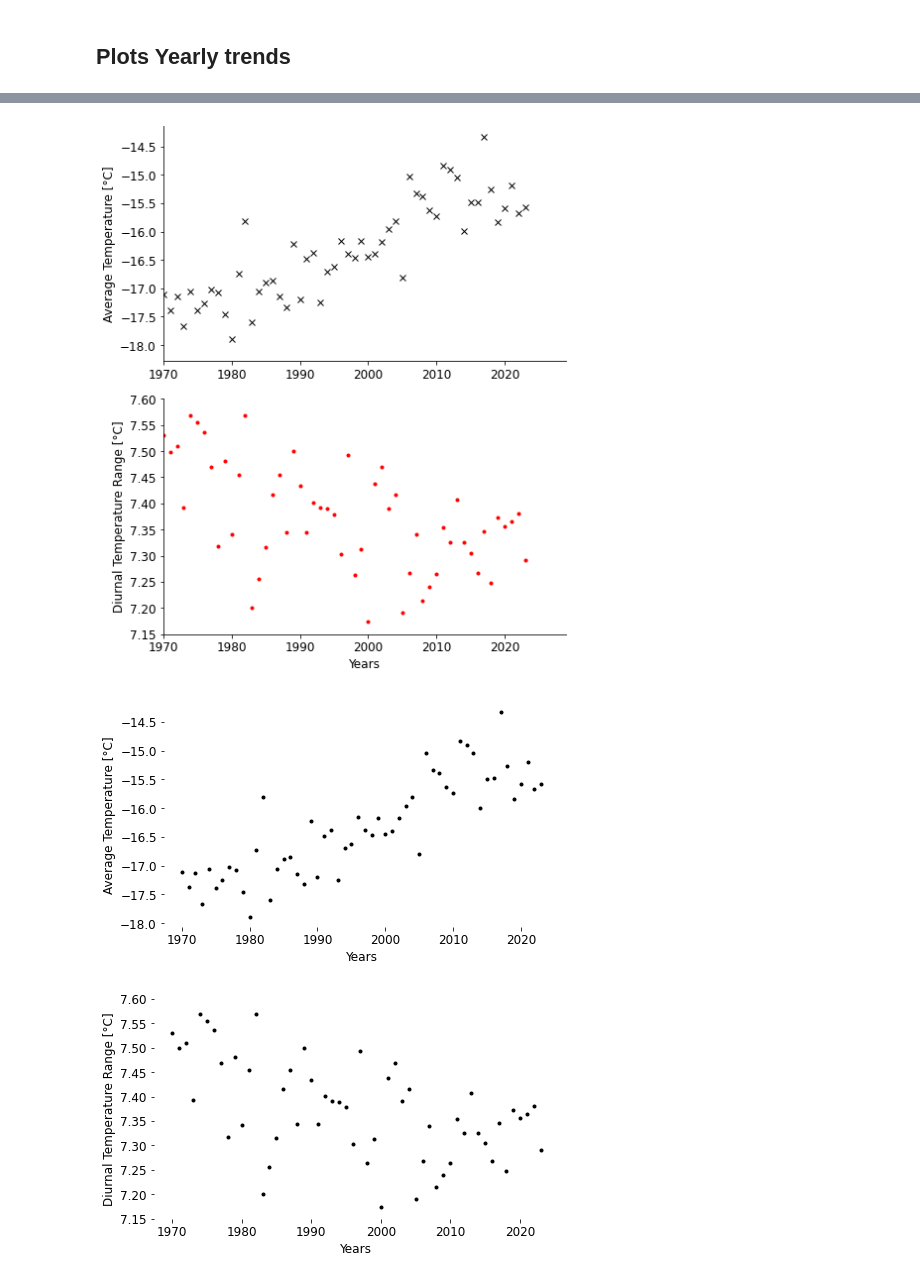
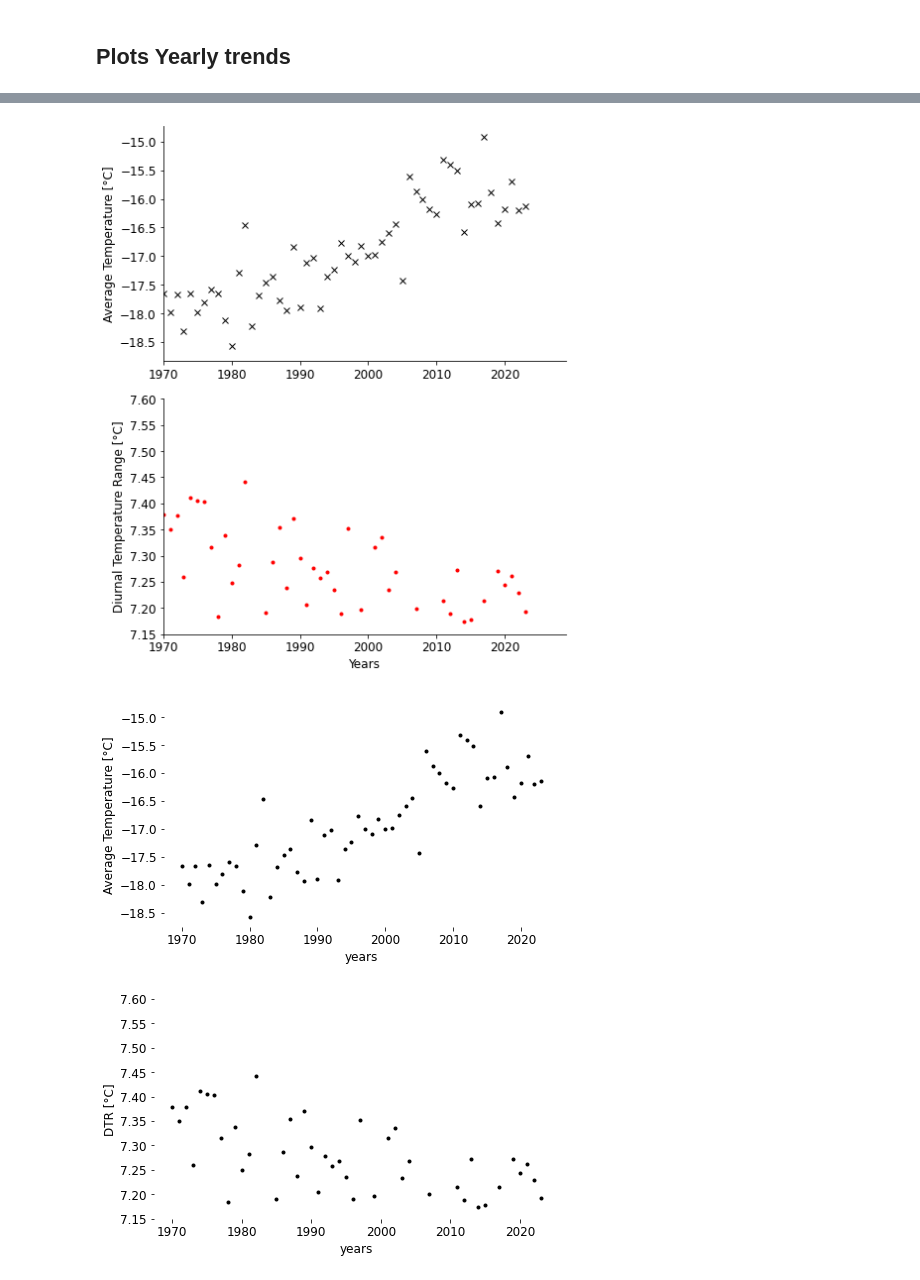
Before and after one commit to LeoausderDose/Praktikum_AWI, a Jupyter notebook: Bilder/DTR_TAvg_CRU/DNT_Bootstraping_plots.ipynb, the cells around one changed output, grey strips where cells are left out. Cells and saved outputs as stored; diff of their text form; code cells hidden in the pictures.

```diff
--- a/Bilder/DTR_TAvg_CRU/DNT_Bootstraping_plots.ipynb
+++ b/Bilder/DTR_TAvg_CRU/DNT_Bootstraping_plots.ipynb
@@ -49,4 +49,26 @@ TMax = xr.open_dataset(TMax_file)
 TAvg = xr.open_dataset(TAvg_file)
 # %% [markdown]
 ## Differenz berechnen
+# %%
+TMin_Lat = TMin.sel(lat = slice(70,84)).mean('lon')
+TMax_Lat = TMax.sel(lat = slice(70,84)).mean('lon')
+TAvg_Lat = TAvg.sel(lat = slice(70,84)).mean('lon')
+# %%
+angles_in_degrees = TMin_Lat['lat']
+
+# Convert degrees to radians (cos function in numpy works with radians)
+angles_in_radians = np.radians(angles_in_degrees)
+
+cosine_values = np.cos(angles_in_radians)
+
+TMin_Lat.tmn
+weight_fac = len(cosine_values)/np.sum(cosine_values)
+
+TMin_Lat_temp = TMin_Lat*cosine_values * weight_fac
+TMax_Lat_temp = TMax_Lat*cosine_values * weight_fac
+TAvg_Lat_temp = TAvg_Lat*cosine_values * weight_fac
+# %%
+TMin_Lat_tot = TMin_Lat_temp.mean('lat')
+TMax_Lat_tot = TMax_Lat_temp.mean('lat')
+TAvg_Lat_tot = TAvg_Lat_temp.mean('lat')
 # %%
@@ -56,9 +78,9 @@ TAvg_Lat = TAvg.mean('lon')
 # %%
 time_values = TMax['time'].values
 # %%
-TMin_Lat_tot = TMin_Lat.sel(lat = slice(67,90)).mean('lat')
-TMax_Lat_tot = TMax_Lat.sel(lat = slice(67,90)).mean('lat')
-TAvg_Lat_tot = TAvg_Lat.sel(lat = slice(67,90)).mean('lat')
+# TMin_Lat_tot = TMin_Lat.sel(lat = slice(67,90)).mean('lat')
+# TMax_Lat_tot = TMax_Lat.sel(lat = slice(67,90)).mean('lat')
+# TAvg_Lat_tot = TAvg_Lat.sel(lat = slice(67,90)).mean('lat')
 # %%
 temperature_difference = TMax.tmx - TMin.tmn   # Normale Differenz fü jeden Punkt
 temperature_difference_Lat = TMax_Lat.tmx- TMin_Lat.tmn # Creating lateral difference
@@ -305,7 +327,7 @@ ax2.spines['right'].set_visible(False)
 plt.tight_layout()
 plt.show()
 # %% [output]
-[figure, old version]
+[figure, new version]
 # %%
 yearly_mean_TAvg_after_1970 = yearly_mean_TAvg.sel(time=yearly_mean_TAvg['time'] > pd.to_datetime('1969'))
 
@@ -314,7 +336,7 @@ fig1, ax1 = plt.subplots(figsize=(17 / 2.54, 4))
 
 # Plot the data for the first plot
 ax1.plot(yearly_mean_TAvg_after_1970.time, yearly_mean_TAvg_after_1970, marker='.', linestyle='', color='black', label='Average Temperature')
-ax1.set_xlabel('Years')
+ax1.set_xlabel('years')
 ax1.set_ylabel('Average Temperature [°C]', color='black')
 
 # Set the x-axis limit for the first plot
@@ -339,34 +361,34 @@ plt.show()
 
 yearly_mean_DTR_after_1970 = yearly_mean_DTR.sel(time=yearly_mean_DTR['time'] > pd.to_datetime('1969'))
 # Create the second plot
 fig2, ax2 = plt.subplots(figsize=(17 / 2.54, 4))
 
 # Plot the data for the second plot
 ax2.plot(yearly_mean_DTR_after_1970.time, yearly_mean_DTR_after_1970, marker='.', linestyle='', color='black', label='DTR')
-ax2.set_xlabel('Years')
-ax2.set_ylabel('Diurnal Temperature Range [°C]')
+ax2.set_xlabel('years')
+ax2.set_ylabel('DTR [°C]')
 
 # Set the x-axis limit for the second plot
 #ax2.set_xlim(pd.to_datetime('1970',))
 
 # Set the y-axis limits for the second plot
 ax2.set_ylim(7.15, 7.6)
 
 # Remove the top and right spines for the second plot
 ax2.spines['top'].set_visible(False)
 ax2.spines['right'].set_visible(False)
 ax2.spines['bottom'].set_visible(False)
 ax2.spines['left'].set_visible(False)
 
 # Add a legend to the second plot
 lines2, labels2 = ax2.get_legend_handles_labels()
 #ax2.legend(lines2, labels2, loc='best')
 
 # Show the second plot
 plt.tight_layout()
 plt.savefig('CRU_data_DTR_yearly1970.pdf')
 plt.savefig('CRU_data_DTR_yearly1970.png',dpi = 300)
 plt.show()
 # %% [output]
-[figure, old version]
+[figure, new version]
-[figure, old version]
+[figure, new version]
```
Also changed, not shown: parts of 6 cells of this notebook, 14 other files.
